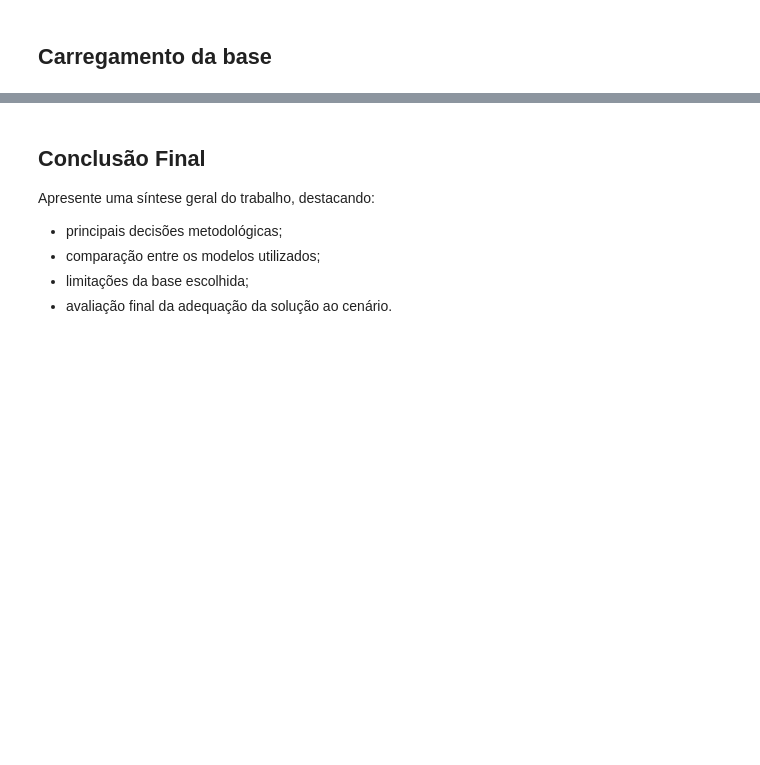
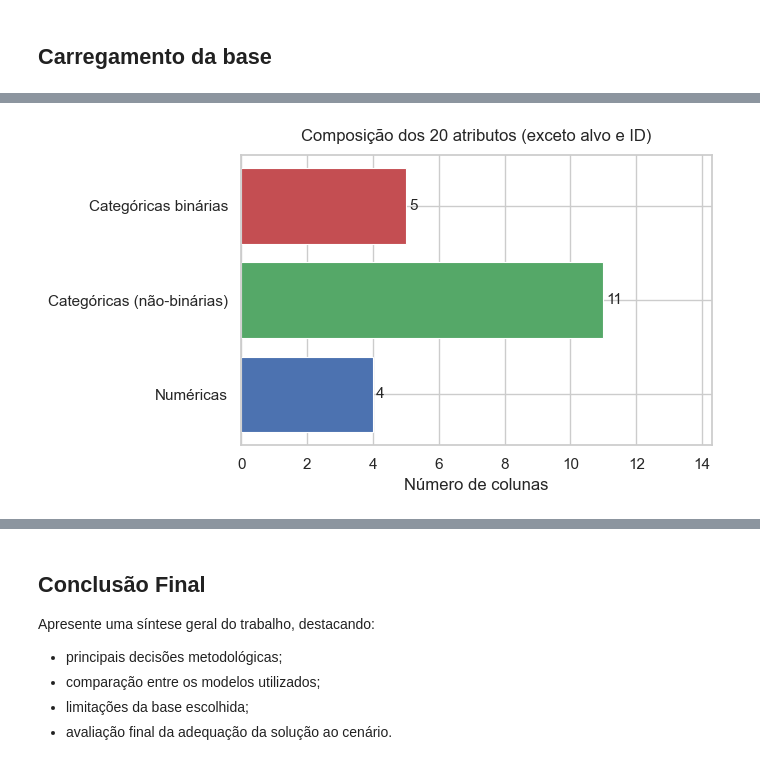
Before and after one commit to theduardomaciel/cc-cd, a Jupyter notebook: listas/lista2.ipynb, the cells around one changed output, grey strips where cells are left out. Drawn from its saved outputs; the diff is of its cells as text; code cells hidden in the pictures; blank space fills up the shorter version.

```diff
--- a/listas/lista2.ipynb
+++ b/listas/lista2.ipynb
@@ -215,0 +321,26 @@ Registre aqui as principais interpretações e conclusões obtidas com base nos
+# %%
+# ── Gráfico 2: composição da base por tipo de atributo ───────────────────────
+fp = q1['feature_profile']
+tipo_labels = ['Numéricas', 'Categóricas (não-binárias)', 'Categóricas binárias']
+tipo_counts = [
+    fp['numericas'],
+    fp['categoricas'] - fp['binarias_cat'],
+    fp['binarias_cat']
+]
+
+fig, ax = plt.subplots(figsize=(7, 4))
+bars = ax.barh(tipo_labels, tipo_counts, color=['#4C72B0', '#55A868', '#C44E52'],
+               edgecolor='white', linewidth=0.8)
+for bar, count in zip(bars, tipo_counts):
+    ax.text(
+        bar.get_width() + 0.1, bar.get_y() + bar.get_height() / 2,
+        str(count), va='center', fontsize=11
+    )
+ax.set_title(f'Composição dos {fp["total_atributos"]} atributos (exceto alvo e ID)',
+             fontsize=12, pad=10)
+ax.set_xlabel('Número de colunas')
+ax.set_xlim(0, max(tipo_counts) * 1.3)
+plt.tight_layout()
+plt.show()
+# %% [output]
+[figure, added]
```
Also changed, not shown: parts of 104 cells of this notebook, 1 other file.
